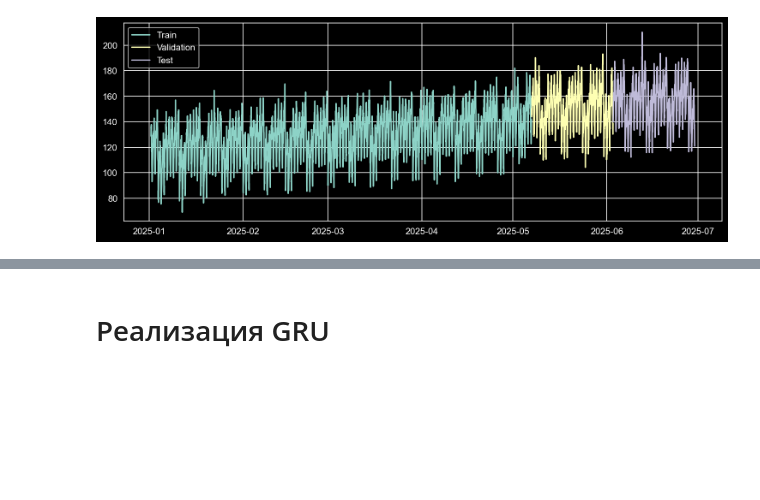
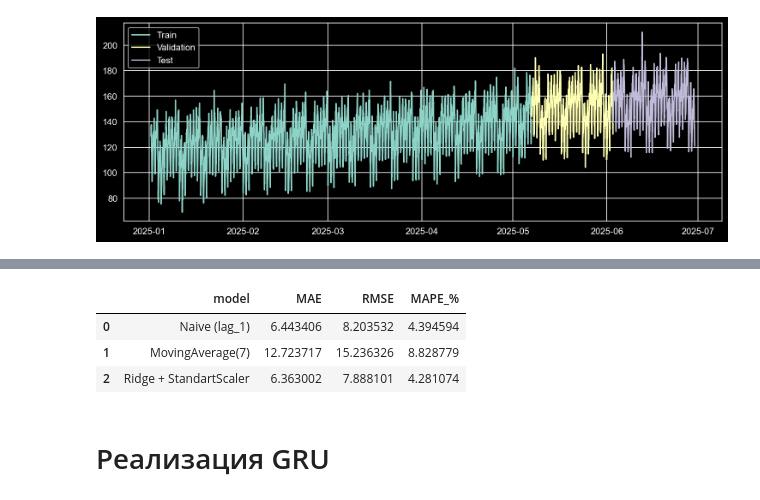
Before and after one commit to Limon4egtop/Artificial_Intelligence_Engineering_2025-26, a Jupyter notebook: homeworks/HW12/HW12.ipynb, the cells around one changed output, grey strips where cells are left out. Drawn from its saved outputs; the diff is of its cells as text; code cells hidden in the pictures; blank space fills up the shorter version.

```diff
--- a/homeworks/HW12/HW12.ipynb
+++ b/homeworks/HW12/HW12.ipynb
@@ -188,3 +207,34 @@ plt.show()
+# %%
+# Naive baseline: завтрашнее значение равно последнему наблюдённому.
+val_pred_naive = val["lag_1"].to_numpy()
+test_pred_naive = test["lag_1"].to_numpy()
+# %%
+# Moving average baseline: вместо одного прошлого значения берём короткое среднее окно.
+val_pred_ma7 = val["rolling_mean_7"].to_numpy()
+test_pred_ma7 = test["rolling_mean_7"].to_numpy()
+# %%
+scaler = StandardScaler()
+X_train_scaled = scaler.fit_transform(X_train)
+X_val_scaled = scaler.transform(X_val)
+X_test_scaled = scaler.transform(X_test)
+# %%
+# Ridge
+ridge = Ridge(alpha=1.0, random_state=RANDOM_SEED)
+ridge.fit(X_train_scaled, y_train)
+val_pred_ridge = ridge.predict(X_val_scaled)
+# %%
+baseline_results_val = pd.concat([
+    evaluate_regression(y_val, val_pred_naive, "Naive (lag_1)"),
+    evaluate_regression(y_val, val_pred_ma7, "MovingAverage(7)"),
+    evaluate_regression(y_val, val_pred_ridge, "Ridge + StandartScaler"),
+], ignore_index=True)
+
+baseline_results_val
+# %% [output]
+|  | model | MAE | RMSE | MAPE_% |
+| 0 | Naive (lag_1) | 6.443406 | 8.203532 | 4.394594 |
+| 1 | MovingAverage(7) | 12.723717 | 15.236326 | 8.828779 |
+| 2 | Ridge + StandartScaler | 6.363002 | 7.888101 | 4.281074 |
 # %% [markdown]
 # Реализация GRU
 # %%
```
Also changed, not shown: parts of 2 cells of this notebook.
